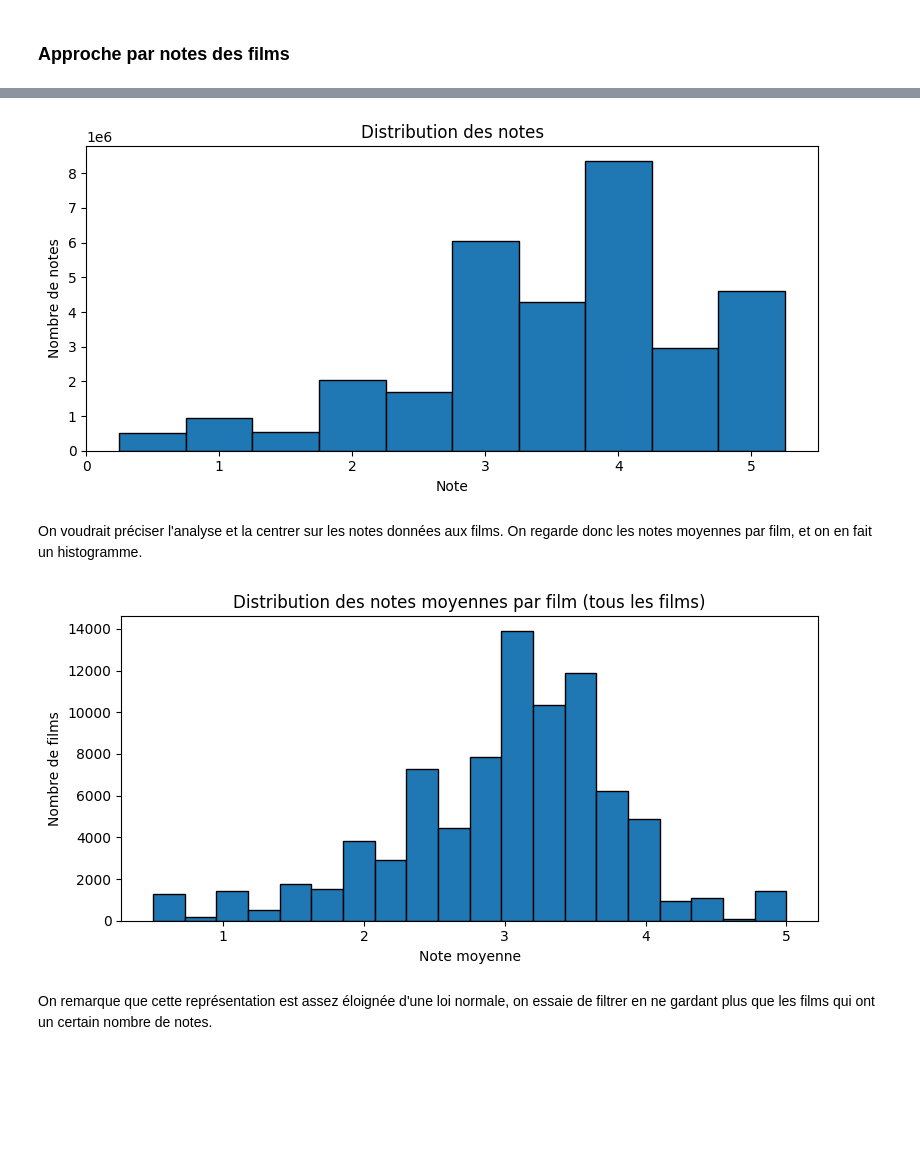
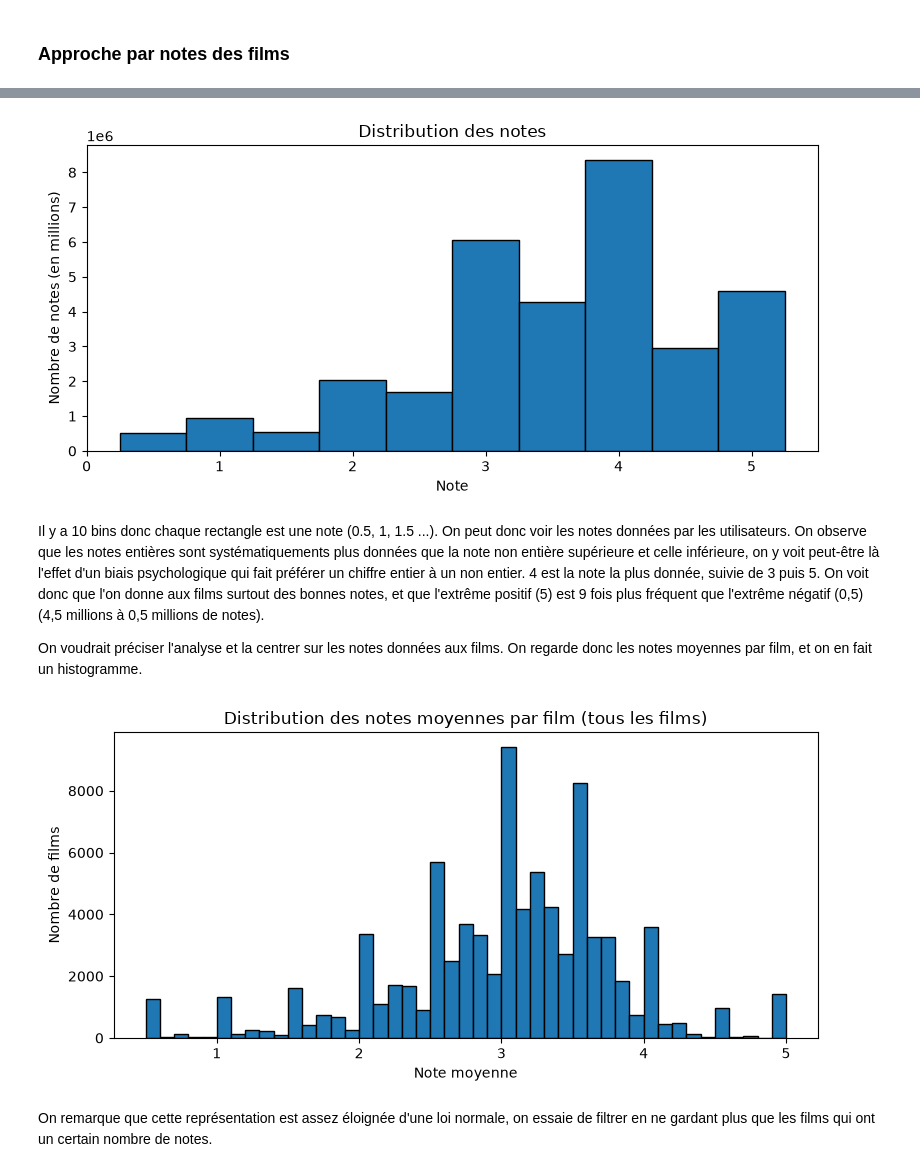
Before and after one commit to gcourtadon/ensae_pythondatascience_films, a Jupyter notebook: main.ipynb, the cells around one changed output, grey strips where cells are left out. Cells and saved outputs as stored; diff of their text form; code cells hidden in the pictures; blank space fills up the shorter version.

```diff
--- a/main.ipynb
+++ b/main.ipynb
@@ -249,32 +277,34 @@ fig, ax = plt.subplots(figsize=(8, 4))
 ratings_movies["rating"].plot(kind="hist", bins=[0.25 + 0.5 * i for i in range(11)], ax=ax, edgecolor="black")
 ax.set_title("Distribution des notes")
 ax.set_xlabel("Note")
-ax.set_ylabel("Nombre de notes")
+ax.set_ylabel("Nombre de notes (en millions)")
 plt.tight_layout()
 plt.show()
 # %% [output]
-[figure, old version]
+[figure, new version]
 # %% [markdown]
+Il y a 10 bins donc chaque rectangle est une note (0.5, 1, 1.5 ...). On peut donc voir les notes données par les utilisateurs. On observe que les notes entières sont systématiquements plus données que la note non entière supérieure et celle inférieure, on y voit peut-être là l'effet d'un biais psychologique qui fait préférer un chiffre entier à un non entier. 4 est la note la plus donnée, suivie de 3 puis 5. On voit donc que l'on donne aux films surtout des bonnes notes, et que l'extrême positif (5) est 9 fois plus fréquent que l'extrême négatif (0,5) (4,5 millions à 0,5 millions de notes).
+
 On voudrait préciser l'analyse et la centrer sur les notes données aux films. On regarde donc les notes moyennes par film, et on en fait un histogramme.
 # %%
 # Note moyenne et nombre de notes pour chaque film
 notes_par_film = (
     ratings_movies
     .groupby("movieId")["rating"]
     .agg(note_moyenne="mean", nb_notes="count")
     .reset_index()
 )
 
 # 1. Histogramme des notes moyennes, tous les films
 fig, ax = plt.subplots(figsize=(8, 4))
-notes_par_film["note_moyenne"].plot(kind="hist", bins=20, ax=ax, edgecolor="black")
+notes_par_film["note_moyenne"].plot(kind="hist", bins=45, ax=ax, edgecolor="black")
 ax.set_title("Distribution des notes moyennes par film (tous les films)")
 ax.set_xlabel("Note moyenne")
 ax.set_ylabel("Nombre de films")
 plt.tight_layout()
 plt.show()
 # %% [output]
-[figure, old version]
+[figure, new version]
 # %% [markdown]
 On remarque que cette représentation est assez éloignée d'une loi normale, on essaie de filtrer en ne gardant plus que les films qui ont un certain nombre de notes.
 # %%
```
Also changed, not shown: parts of 12 cells of this notebook.
